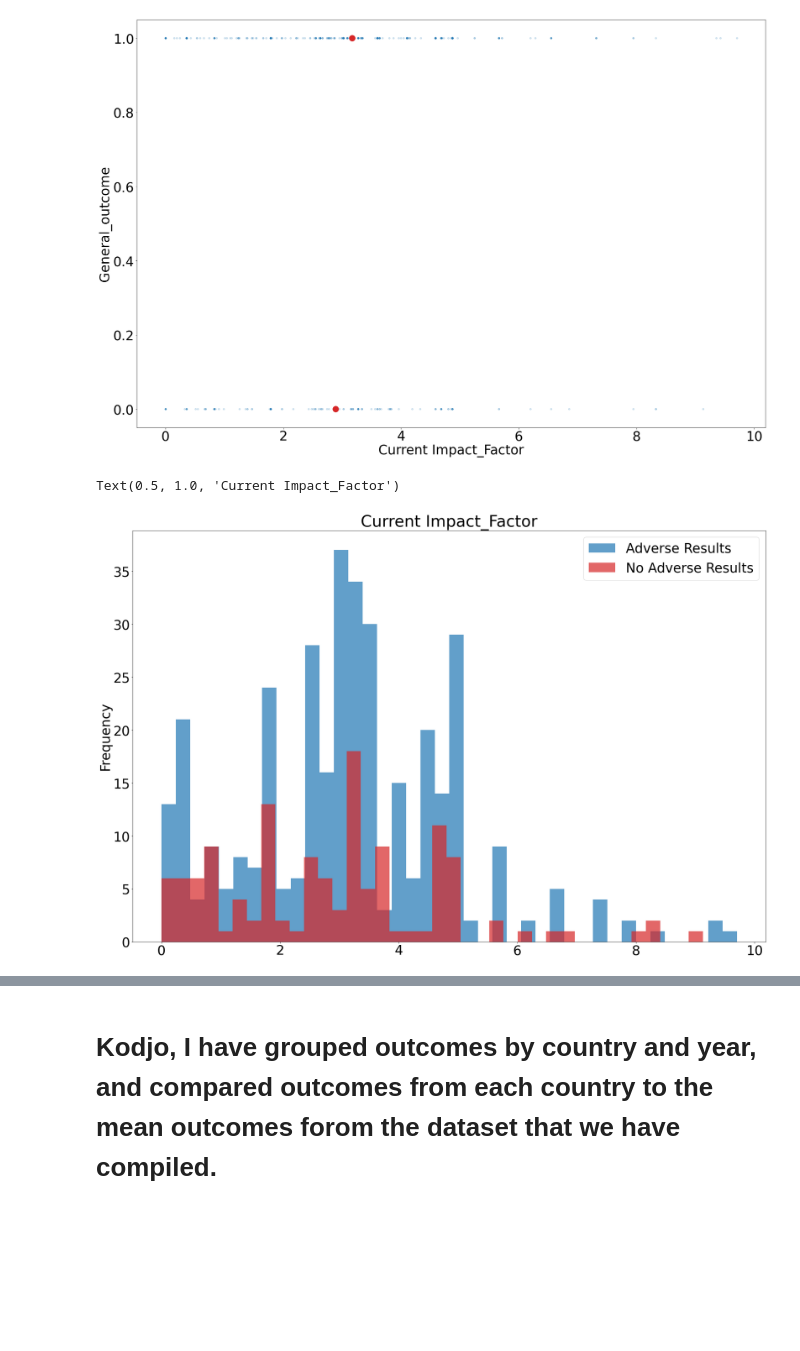
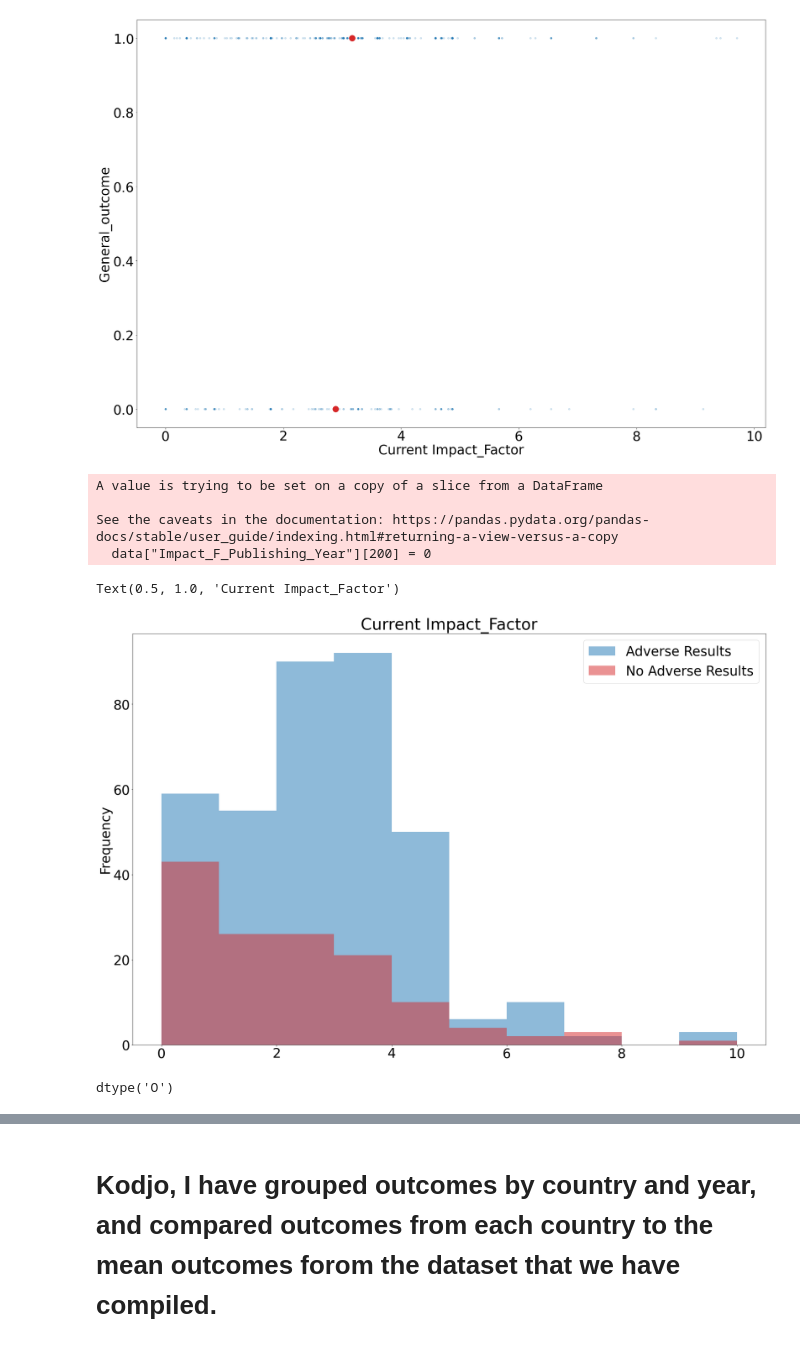
Before and after one commit to jlcatonjr/Learn-Python-for-Stats-and-Econ, a Jupyter notebook: Projects/Glyphs/Data Processing For Kodjo with Solution.ipynb, the cells around one changed output, grey strips where cells are left out. Saved outputs shown, nothing was run; the diff lists cells and outputs as text; code cells hidden in the pictures; blank space fills up the shorter version.

```diff
--- a/Projects/Glyphs/Data Processing For Kodjo with Solution.ipynb
+++ b/Projects/Glyphs/Data Processing For Kodjo with Solution.ipynb
@@ -198,18 +185,31 @@ ax.scatter(x = data["Current Impact_Factor"][data["General_outcome"]==0].mean(),
 # %% [output]
 <matplotlib.collections.PathCollection at 0x...>
 [figure]
+# %%
+data.iloc[200,"Impact_F_Publishing_Year"] = 0
+data["Impact_F_Publishing_Year"] = pd.to_numeric(data["Impact_F_Publishing_Year"])
+# %% [output]
+A value is trying to be set on a copy of a slice from a DataFrame
+
+See the caveats in the documentation: https://pandas.pydata.org/pandas-docs/stable/user_guide/indexing.html#returning-a-view-versus-a-copy
+  data["Impact_F_Publishing_Year"][200] = 0
 # %%
 fig,ax =plt.subplots(figsize = (30,20))
-data["Current Impact_Factor"][data["General_outcome"]==1].plot.hist(alpha = .7,
-                                                           color = "C0", ax = ax, bins = 40,
+
+data["Impact_F_Publishing_Year"].fillna(0)[data["General_outcome"]==1].plot.hist(alpha = .5,
+                                                           color = "C0", ax = ax, bins = [0,1,2,3,4,5,6,7,8,9,10],
                                                           label = "Adverse Results")
-data["Current Impact_Factor"][data["General_outcome"]==0].plot.hist(alpha = .7, color = "C3", ax = ax,
-                                                           bins = 38, label = "No Adverse Results")
+data["Impact_F_Publishing_Year"].fillna(0)[data["General_outcome"]==0].plot.hist(alpha = .5, color = "C3", ax = ax,
+                                                           bins = [0,1,2,3,4,5,6,7,8,9,10], label = "No Adverse Results")
 plt.legend()
 plt.title("Current Impact_Factor")
 # %% [output]
 Text(0.5, 1.0, 'Current Impact_Factor')
-[figure, old version]
+[figure, new version]
+# %%
+data["Impact_F_Publishing_Year"].fillna(0).dtype
+# %% [output]
+dtype('O')
 # %%
 fig,ax =plt.subplots(figsize = (30,20))
 data.plot.scatter(x="Year", y = "General_outcome", alpha =.1, ax=ax)
```
Also changed, not shown: parts of 13 cells of this notebook, 16 other files.
